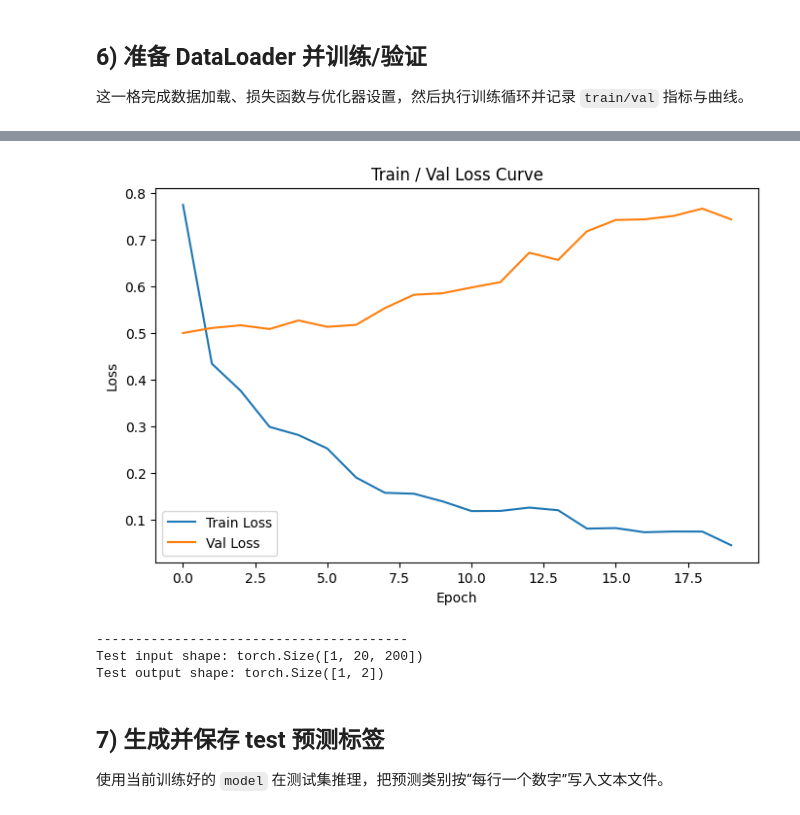
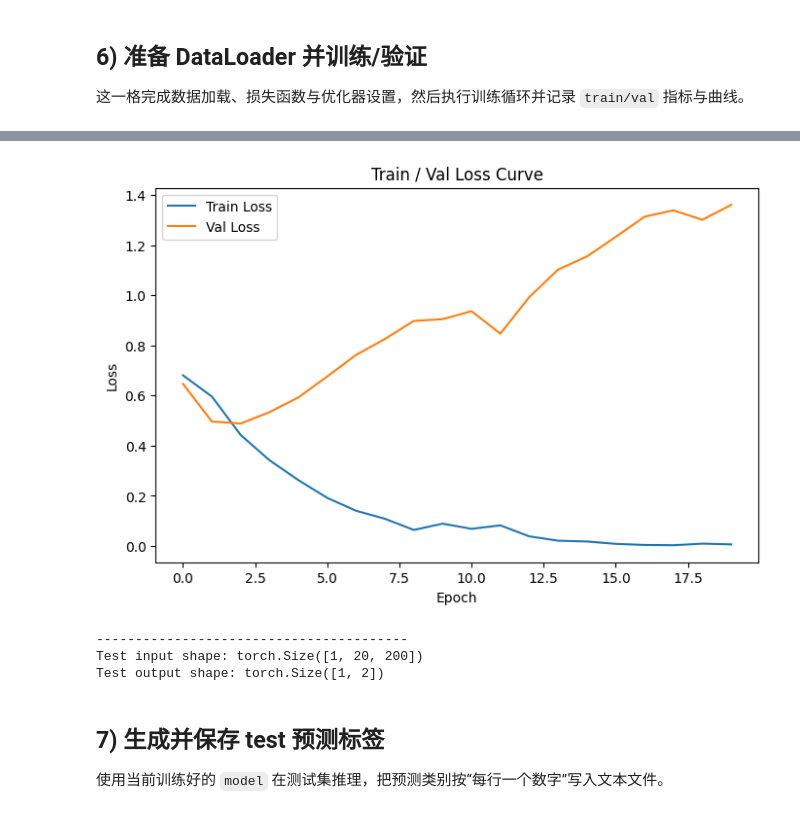
Before and after one commit to beyonder-wang/Course-Project, a Jupyter notebook: train.ipynb, the cells around one changed output, grey strips where cells are left out. Drawn from its saved outputs; the diff is of its cells as text; code cells hidden in the pictures.

Commit message:
finish the given exercise

```diff
--- a/train.ipynb
+++ b/train.ipynb
@@ -1,7 +1,7 @@
 # %%
 import json
 
-DATA_INFO_PATH = "/mnt/dataset4/ziling/RNN/course_project/MDD/dataset_info.json"
+DATA_INFO_PATH = "data\MDD\dataset_info.json"
 
 with open(DATA_INFO_PATH, "r", encoding="utf-8") as f:
     info = json.load(f)
@@ -24,9 +31,9 @@ print("Window Size (sec):", window_sec)
 import h5py
 import numpy as np
 DATA_NAME = "MDD"
-INDEX_PATH_TRAIN = f"/mnt/dataset4/ziling/RNN/course_project/{DATA_NAME}/train.h5"
-INDEX_PATH_VAL = f"/mnt/dataset4/ziling/RNN/course_project/{DATA_NAME}/val.h5"
-INDEX_PATH_TEST = f"/mnt/dataset4/ziling/RNN/course_project/{DATA_NAME}/test_x_only.h5"
+INDEX_PATH_TRAIN = f"data/{DATA_NAME}/train.h5"
+INDEX_PATH_VAL = f"data/{DATA_NAME}/val.h5"
+INDEX_PATH_TEST = f"data/{DATA_NAME}/test_x_only.h5"
 
 with h5py.File(INDEX_PATH_TRAIN, "r") as f:
     print("keys:", list(f.keys()))
@@ -160,7 +167,7 @@ import torch
 import torch.nn as nn
 import matplotlib.pyplot as plt
 from torch.utils.data import DataLoader
-from .data.TEST_DATASET import TrainDataset, TestDataset
+from data.TEST_DATASET import TrainDataset, TestDataset
 
 
 CHANNELS = 20
@@ -168,7 +175,7 @@ patch_size = 200
 CLASSES = 2
 BATCH_SIZE = 32
 EPOCHS = 20
-LR = 1e-4
+LR = 5e-4
 
 # -------------------------
 # 数据
@@ -184,7 +191,10 @@ test_loader = DataLoader(test_ds, batch_size=1, shuffle=False)
 # -------------------------
 # 模型、损失、优化器
 # -------------------------
-model = SimpleMLP(input_channels=CHANNELS,time_points=200,num_classes=CLASSES)
+# model = SimpleMLP(input_channels=CHANNELS,time_points=200,num_classes=CLASSES)
+# model = EEGNet(chans=CHANNELS, time_point=patch_size, f1=8, d=2, pk1=4, pk2=8, dp=0.5, max_norm1=1)
+# model = EEGGRU(num_classes=CLASSES)
+model = ExerciseEEGLSTM(num_classes=CLASSES)
 criterion = nn.CrossEntropyLoss()
 optimizer = torch.optim.Adam(model.parameters(), lr=LR)
 
@@ -299,4 +309,4 @@ Final Val Accuracy: 0.7812
-[figure, old version]
+[figure, new version]
 ----------------------------------------
 Test input shape: torch.Size([1, 20, 200])
 Test output shape: torch.Size([1, 2])
```
Also changed, not shown: parts of 5 cells of this notebook, 3 other files.
